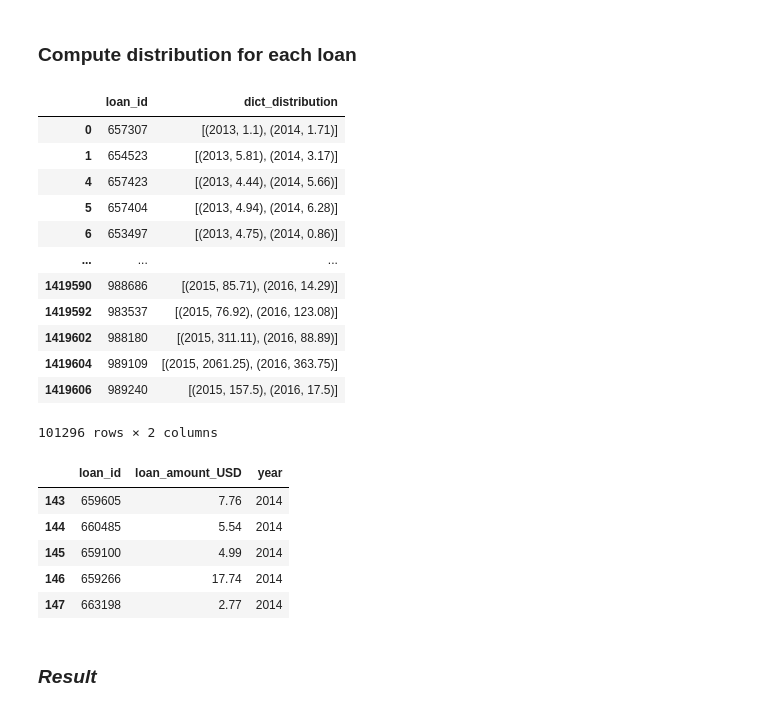
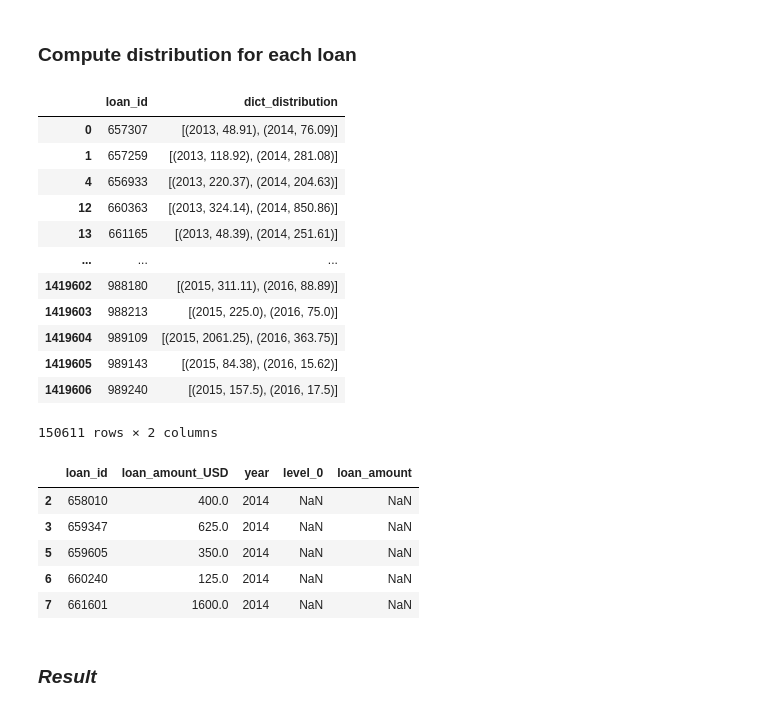
Before and after one commit to gaveter/Project_cs, a Jupyter notebook: Project.ipynb, the cells around one changed output. Drawn from its saved outputs; the diff is of its cells as text; code cells hidden in the pictures.

```diff
--- a/Project.ipynb
+++ b/Project.ipynb
@@ -828,7 +838,7 @@ differentYear_loan_USD = differentYear_loan_USD[['loan_id','disburse_time','plan
                                                  'difference_years','day_disburse']]
 # %%
-differentYear_loan_USD['month_disburse'] = differentYear_loan_USD.apply(lambda x: x['disburse_time'].month,axis=1)
-differentYear_loan_USD['day_expiration'] = differentYear_loan_USD.apply(lambda x: x['planned_expiration_time'].day,axis=1)
+differentYear_loan['month_disburse'] = differentYear_loan.apply(lambda x: x['disburse_time'].month,axis=1)
+differentYear_loan['day_expiration'] = differentYear_loan.apply(lambda x: x['planned_expiration_time'].day,axis=1)
 # %% [markdown]
 ### Functions needed to compute distribution for each loan
 # %%
@@ -874,43 +884,43 @@ def compute_distribution(id,loan,day_d,month_d,year_d,day_e,year_e): #ritorna li
 # %% [markdown]
 ### Compute distribution for each loan
 # %%
-differentYear_loan_USD['dict_distribution']=differentYear_loan_USD.apply(lambda x: compute_distribution(x['loan_id'],x['loan_amount_conversion_USD'],
+differentYear_loan['dict_distribution']=differentYear_loan.apply(lambda x: compute_distribution(x['loan_id'],x['loan_amount'],
                                                                                               x['day_disburse'],x['month_disburse'],
                                                                                               x['year_disburse'],x['day_expiration'],x['year_expiration']),axis=1)
 # %%
-loan_distribution = differentYear_loan_USD[['loan_id','dict_distribution']]
+loan_distribution = differentYear_loan[['loan_id','dict_distribution']]
 loan_distribution
 # %% [output]
 |  | loan_id | dict_distribution |
-| 0 | 657307 | [(2013, 1.1), (2014, 1.71)] |
-| 1 | 654523 | [(2013, 5.81), (2014, 3.17)] |
-| 4 | 657423 | [(2013, 4.44), (2014, 5.66)] |
-| 5 | 657404 | [(2013, 4.94), (2014, 6.28)] |
-| 6 | 653497 | [(2013, 4.75), (2014, 0.86)] |
+| 0 | 657307 | [(2013, 48.91), (2014, 76.09)] |
+| 1 | 657259 | [(2013, 118.92), (2014, 281.08)] |
+| 4 | 656933 | [(2013, 220.37), (2014, 204.63)] |
+| 12 | 660363 | [(2013, 324.14), (2014, 850.86)] |
+| 13 | 661165 | [(2013, 48.39), (2014, 251.61)] |
 | ... | ... | ... |
-| 1419590 | 988686 | [(2015, 85.71), (2016, 14.29)] |
-| 1419592 | 983537 | [(2015, 76.92), (2016, 123.08)] |
 | 1419602 | 988180 | [(2015, 311.11), (2016, 88.89)] |
+| 1419603 | 988213 | [(2015, 225.0), (2016, 75.0)] |
 | 1419604 | 989109 | [(2015, 2061.25), (2016, 363.75)] |
+| 1419605 | 989143 | [(2015, 84.38), (2016, 15.62)] |
 | 1419606 | 989240 | [(2015, 157.5), (2016, 17.5)] |
-101296 rows × 2 columns
+150611 rows × 2 columns
 # %%
 loan_distribution = loan_distribution.explode('dict_distribution')
 # %%
 loan_distribution['year'] = loan_distribution.apply(lambda x: x['dict_distribution'][0],axis=1)
-loan_distribution['loan_amount_USD'] = loan_distribution.apply(lambda x: x['dict_distribution'][1],axis=1)
+loan_distribution['loan_amount'] = loan_distribution.apply(lambda x: x['dict_distribution'][1],axis=1)
 
 loan_distribution = loan_distribution.reset_index()
 # %%
 loan_distribution.drop(columns=['index','dict_distribution'],inplace=True)
 # %%
-distribution_loan = pd.concat([distribution_loan_USD,loan_distribution],axis=0,sort=False)
+distribution_loan = pd.concat([distribution_loan,loan_distribution],axis=0,sort=False)
 distribution_loan.head()
 # %% [output]
-|  | loan_id | loan_amount_USD | year |
-| 143 | 659605 | 7.76 | 2014 |
-| 144 | 660485 | 5.54 | 2014 |
-| 145 | 659100 | 4.99 | 2014 |
-| 146 | 659266 | 17.74 | 2014 |
-| 147 | 663198 | 2.77 | 2014 |
+|  | loan_id | loan_amount_USD | year | level_0 | loan_amount |
+| 2 | 658010 | 400.0 | 2014 | NaN | NaN |
+| 3 | 659347 | 625.0 | 2014 | NaN | NaN |
+| 5 | 659605 | 350.0 | 2014 | NaN | NaN |
+| 6 | 660240 | 125.0 | 2014 | NaN | NaN |
+| 7 | 661601 | 1600.0 | 2014 | NaN | NaN |
 # %%
```
Also changed, not shown: parts of 35 cells of this notebook.
